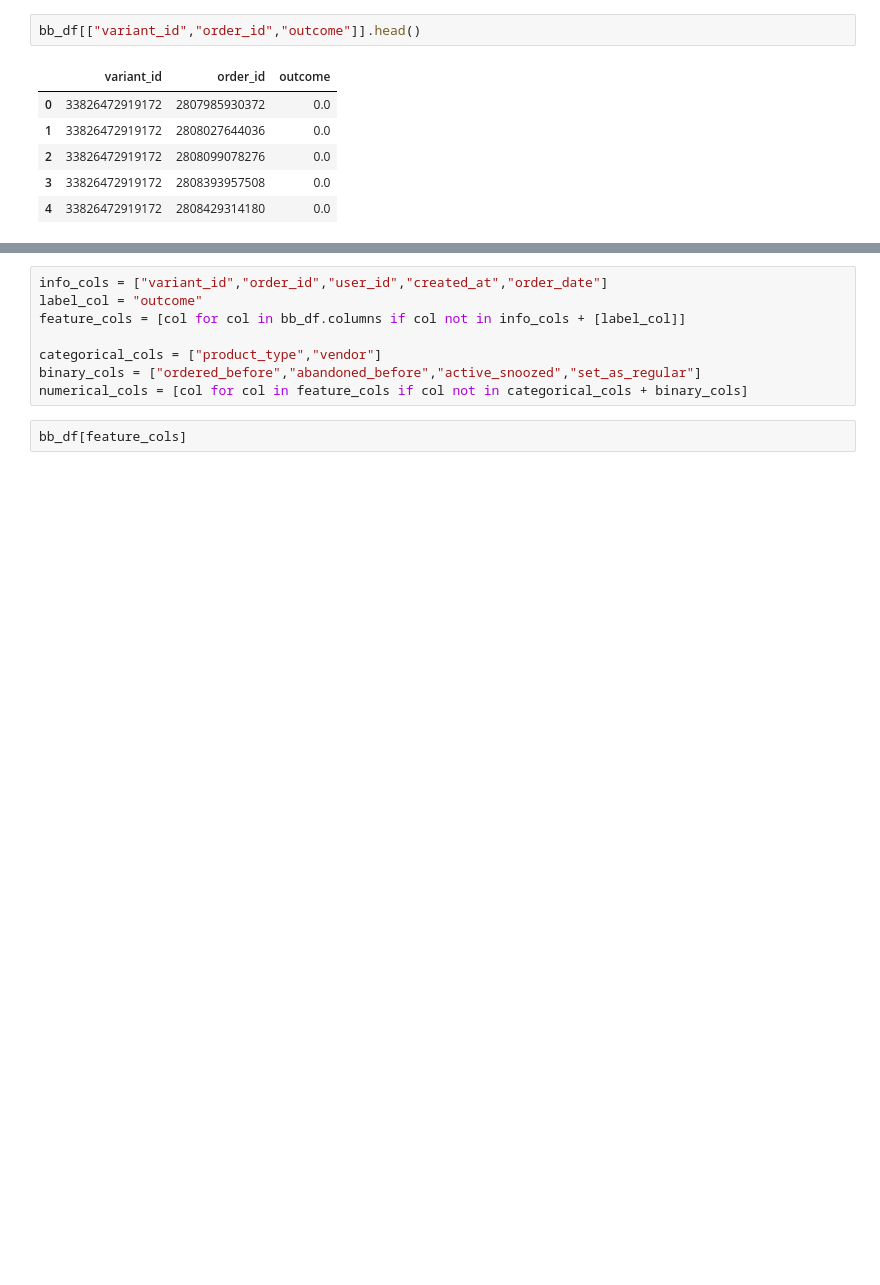
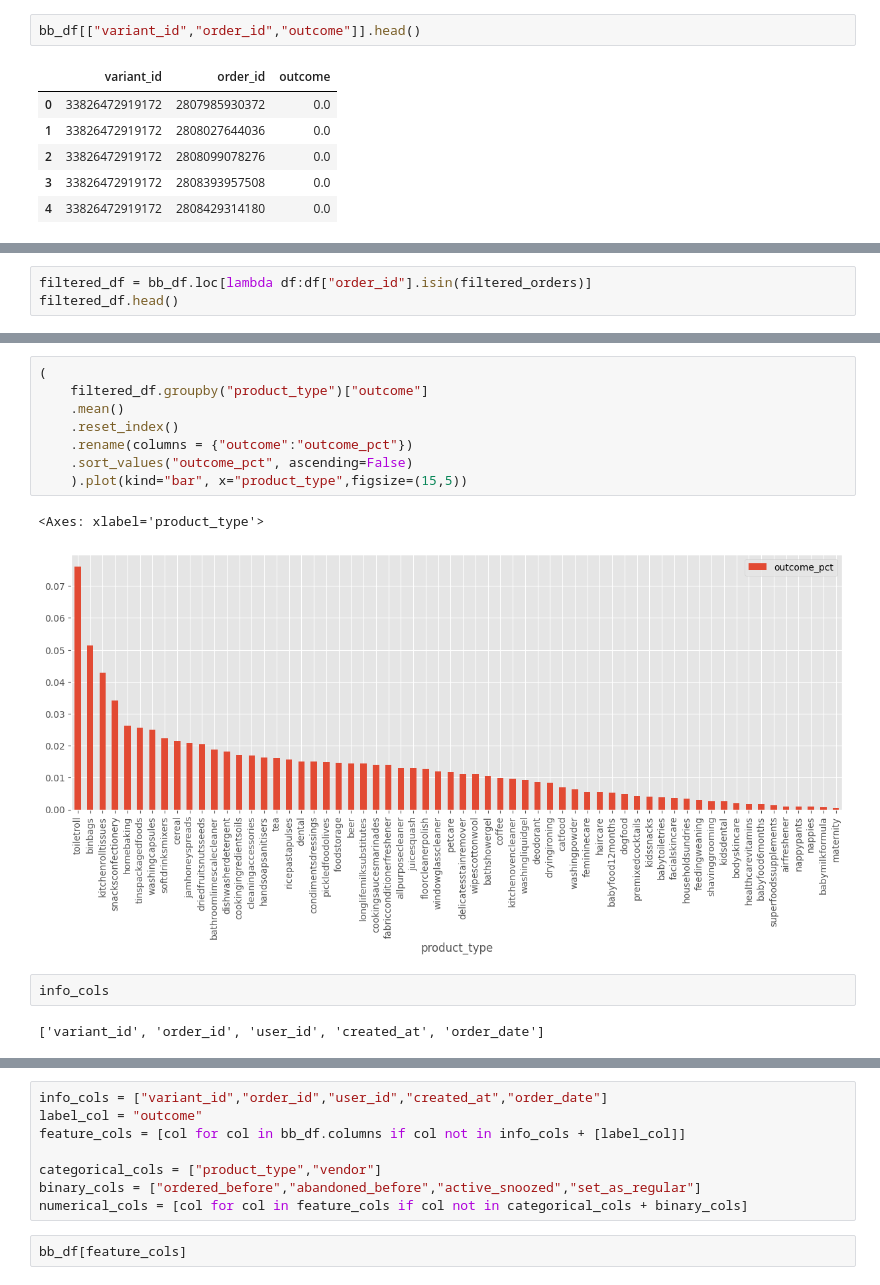
Before and after one commit to Javierterryc/zrive-ds, a Jupyter notebook: src/module_3/module_3.ipynb, the cells around one changed output, grey strips where cells are left out. Saved outputs shown, nothing was run; the diff lists cells and outputs as text; blank space fills up the shorter version.

```diff
--- a/src/module_3/module_3.ipynb
+++ b/src/module_3/module_3.ipynb
@@ -91,0 +143,3 @@ bb_df.groupby(["order_id"])["outcome"].sum().reset_index()
+# %%
+filtered_df = bb_df.loc[lambda df:df["order_id"].isin(filtered_orders)]
+filtered_df.head()
@@ -92 +154,16 @@ bb_df.groupby(["order_id"])["outcome"].sum().reset_index()
+# %%
+(
+    filtered_df.groupby("product_type")["outcome"]
+    .mean()
+    .reset_index()
+    .rename(columns = {"outcome":"outcome_pct"})
+    .sort_values("outcome_pct", ascending=False)
+    ).plot(kind="bar", x="product_type",figsize=(15,5))
+# %% [output]
+<Axes: xlabel='product_type'>
+[figure, added]
+# %%
+info_cols
+# %% [output]
+['variant_id', 'order_id', 'user_id', 'created_at', 'order_date']
 # %%
```
Also changed, not shown: parts of 13 cells of this notebook, 1 other file.
